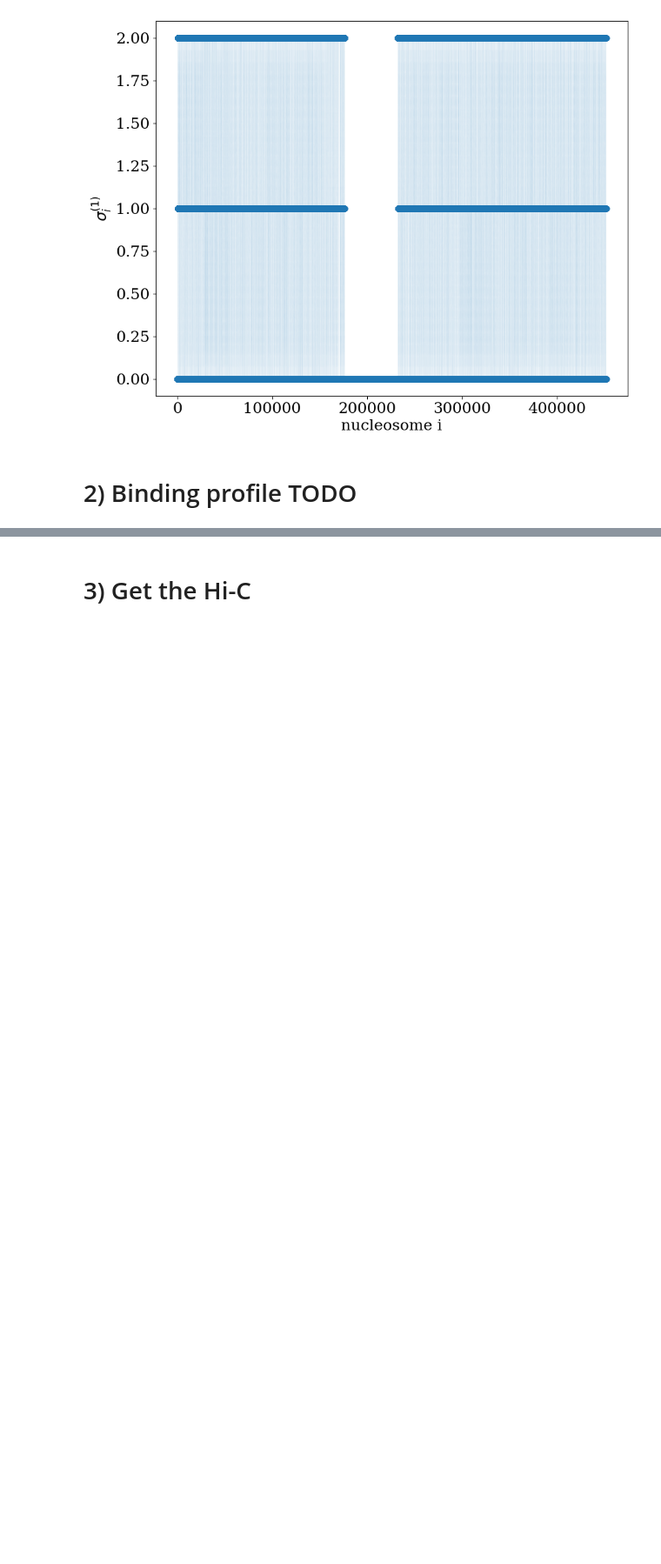
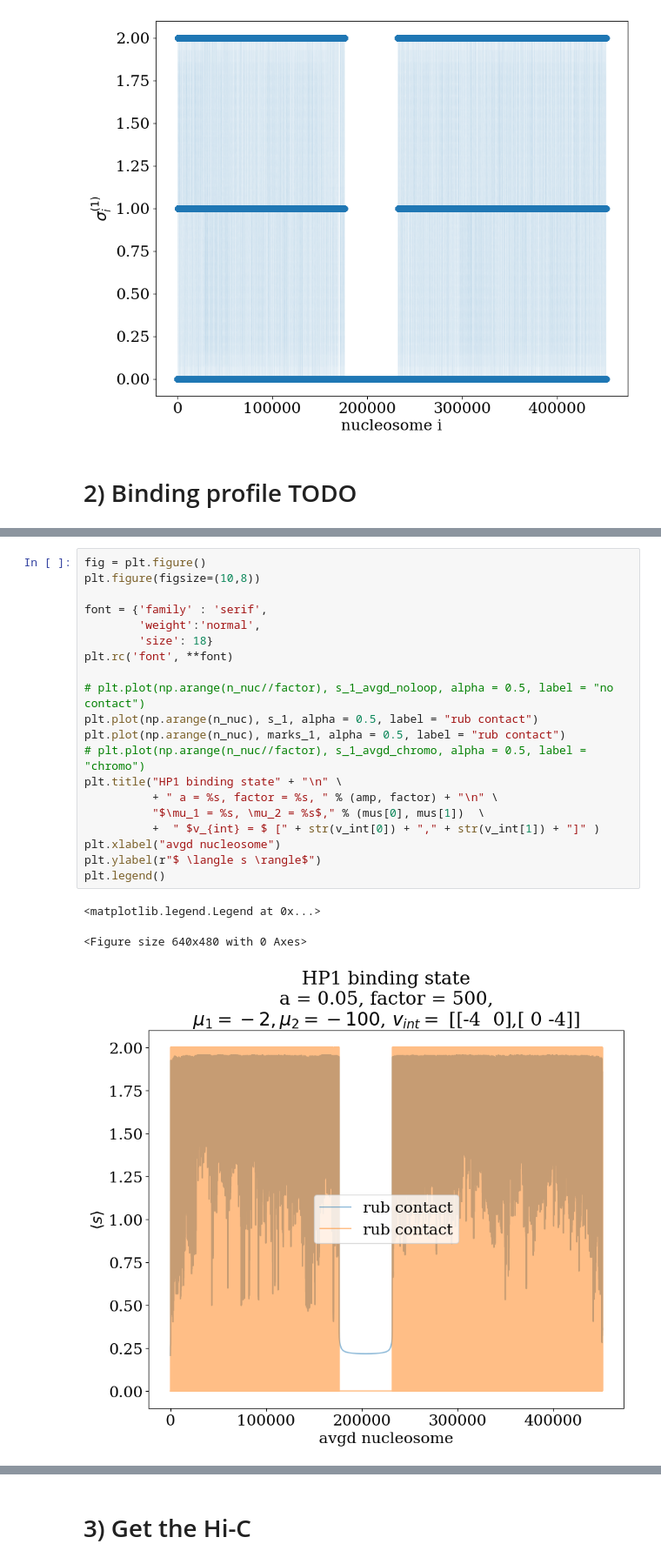
Before and after one commit to tmhabte/wlcsim_membrane, a Jupyter notebook: config_binding/Hi-C_MLP.ipynb, the cells around one changed output, grey strips where cells are left out. Shown at 87% size. Drawn from its saved outputs; the diff is of its cells as text; blank space fills up the shorter version.

Commit message:
binding state added

```diff
--- a/config_binding/Hi-C_MLP.ipynb
+++ b/config_binding/Hi-C_MLP.ipynb
@@ -134,0 +360,24 @@ Text(0, 0.5, '$\\sigma_i^{(1)}$')
+# %%
+fig = plt.figure()
+plt.figure(figsize=(10,8))
+
+font = {'family' : 'serif',
+        'weight':'normal',
+        'size': 18}
+plt.rc('font', **font)
+
+# plt.plot(np.arange(n_nuc//factor), s_1_avgd_noloop, alpha = 0.5, label = "no contact")
+plt.plot(np.arange(n_nuc), s_1, alpha = 0.5, label = "rub contact")
+plt.plot(np.arange(n_nuc), marks_1, alpha = 0.5, label = "rub contact")
+# plt.plot(np.arange(n_nuc//factor), s_1_avgd_chromo, alpha = 0.5, label = "chromo")
+plt.title("HP1 binding state" + "\n" \
+          + " a = %s, factor = %s, " % (amp, factor) + "\n" \
+          "$\mu_1 = %s, \mu_2 = %s$," % (mus[0], mus[1])  \
+          +  " $v_{int} = $ [" + str(v_int[0]) + "," + str(v_int[1]) + "]" )
+plt.xlabel("avgd nucleosome")
+plt.ylabel(r"$ \langle s \rangle$")
+plt.legend()
+# %% [output]
+<matplotlib.legend.Legend at 0x...>
+<Figure size 640x480 with 0 Axes>
+[figure, added]
```
Also changed, not shown: parts of 11 cells of this notebook.
